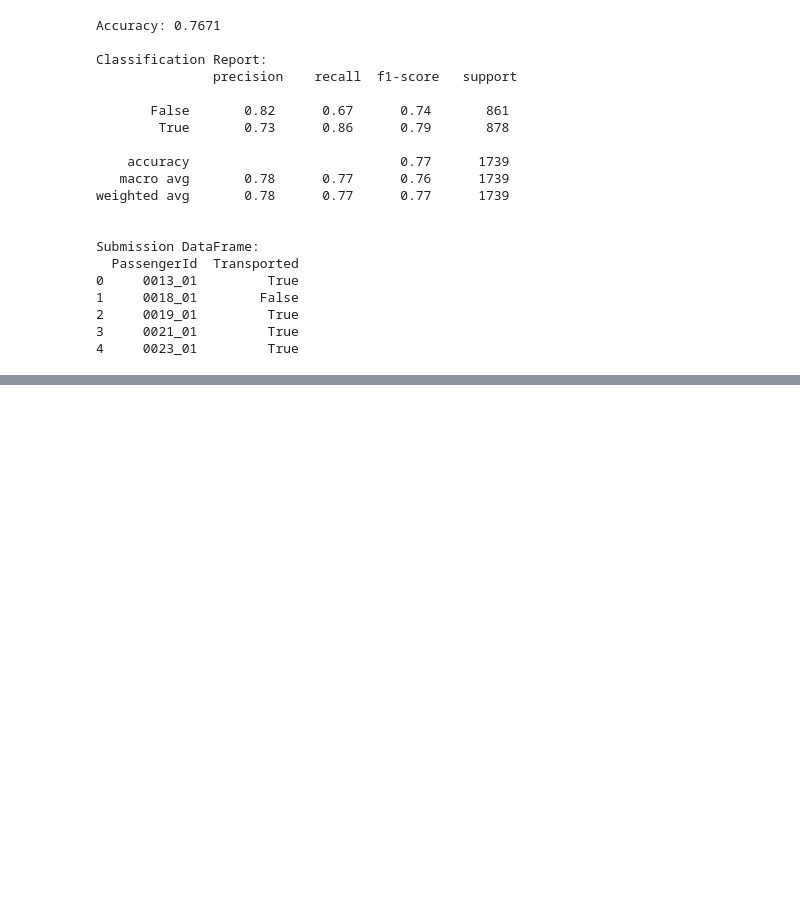
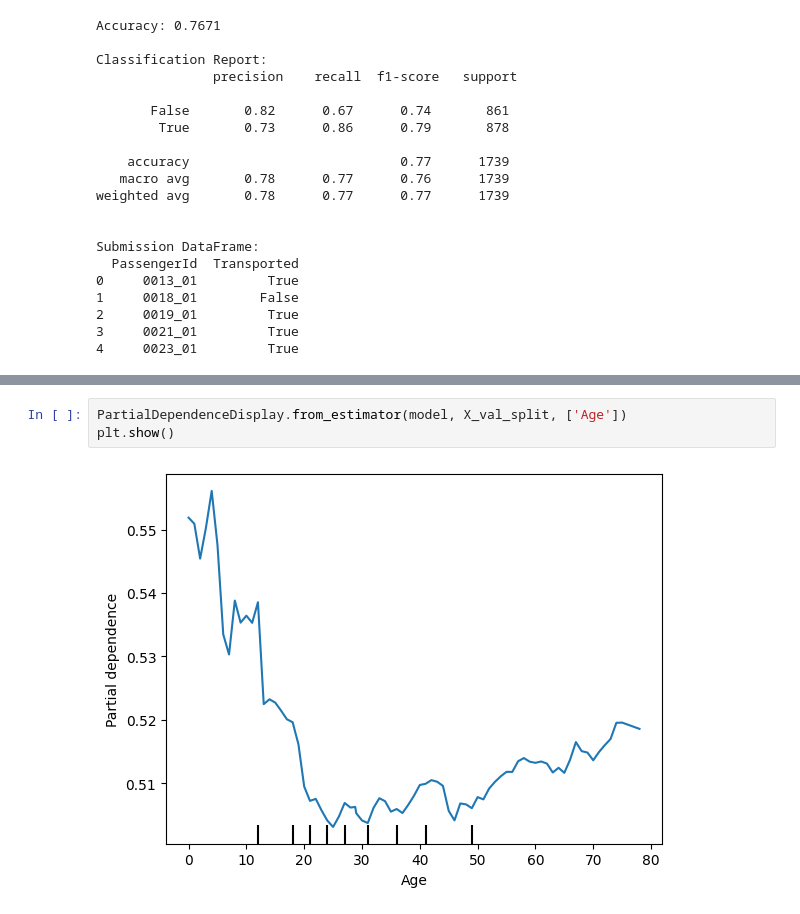
Before and after one commit to 7PAM2015-0509-2023-Group17/Kaggle-Challenge, a Jupyter notebook: Kaggle_Challenge_notebook.ipynb, the cells around one changed output, grey strips where cells are left out. Drawn from its saved outputs; the diff is of its cells as text; blank space fills up the shorter version.

```diff
--- a/Kaggle_Challenge_notebook.ipynb
+++ b/Kaggle_Challenge_notebook.ipynb
@@ -725,0 +735,5 @@ plt.show()
+# %%
+PartialDependenceDisplay.from_estimator(model, X_val_split, ['Age'])
+plt.show()
+# %% [output]
+[figure, added]
```
Also changed, not shown: parts of 3 cells of this notebook.
